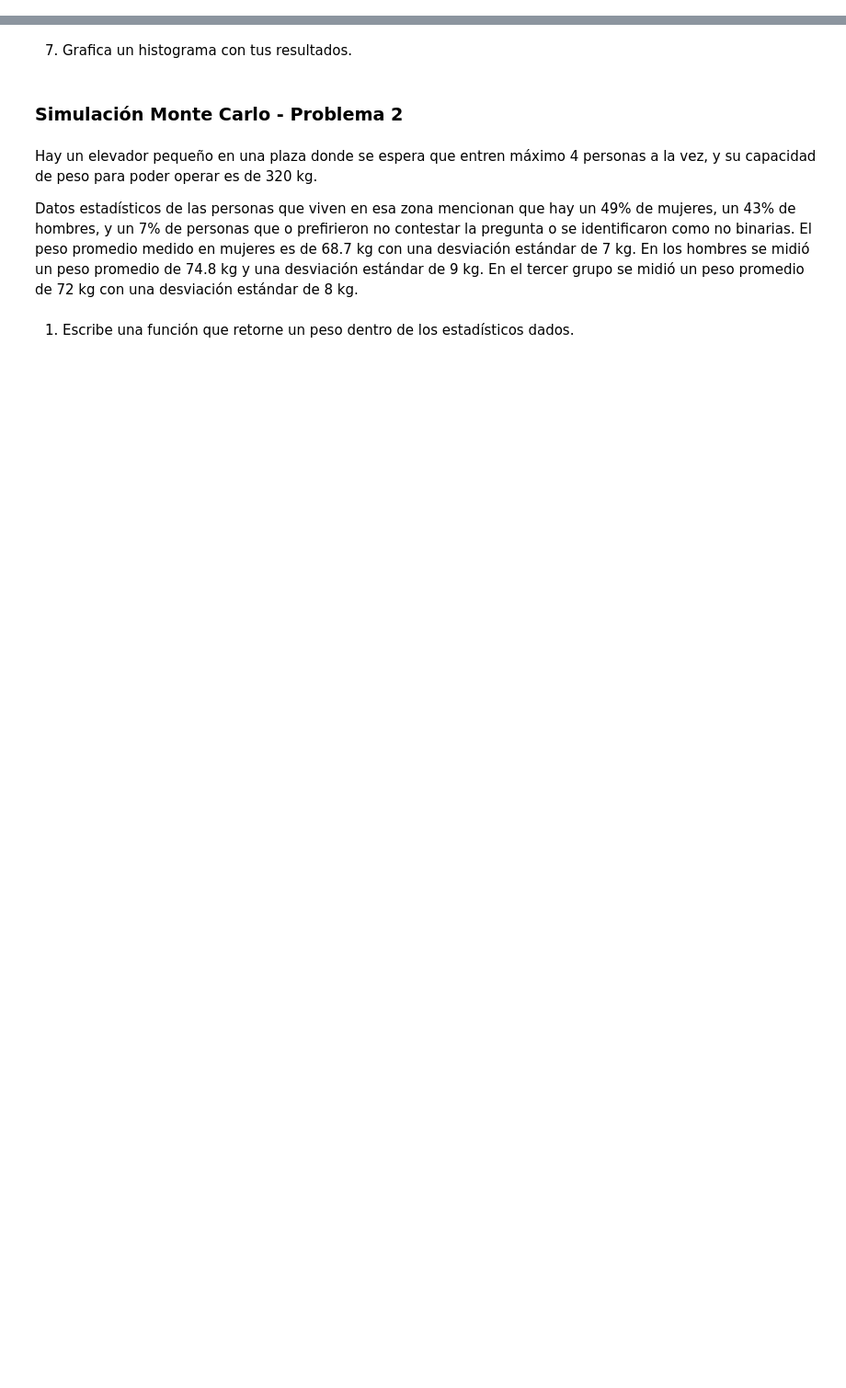
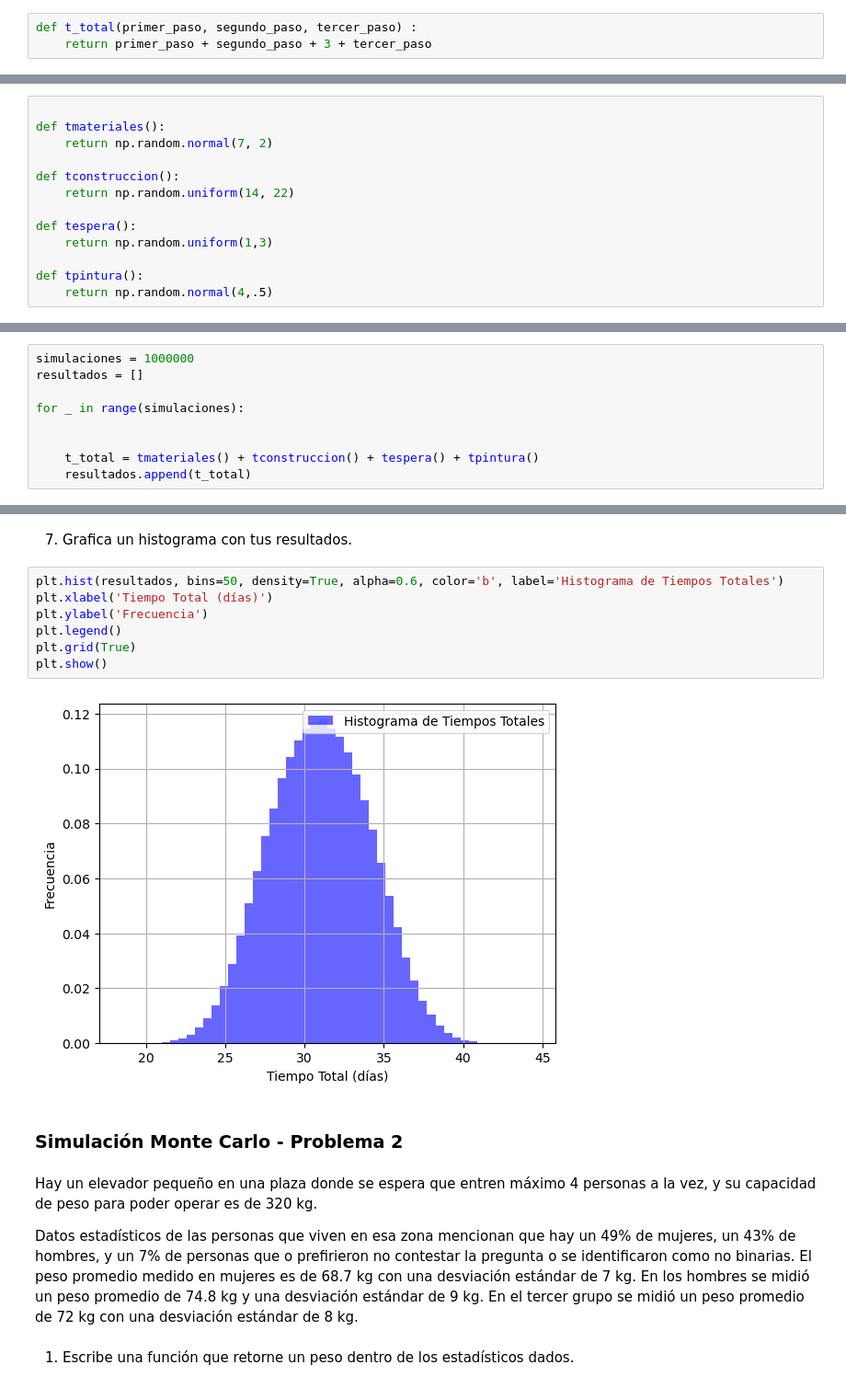
Before and after one commit to Armandobv1/SIMMAT_2023, a Jupyter notebook: Examen 2 -borreguiArmando.ipynb, the cells around one changed output, grey strips where cells are left out. Shown at 92% size. Drawn from its saved outputs; the diff is of its cells as text; blank space fills up the shorter version.

```diff
--- a/Examen 2 -borreguiArmando.ipynb
+++ b/Examen 2 -borreguiArmando.ipynb
@@ -35,3 +40,6 @@ Probabilidad Precio-Umbral - Empresas: (['Walmart' 'Netflix'])
 Un proyecto de construcción en una casa está por comenzar. Se hace la compra de los materiales y el proveedor dice que en promedio tardan una semana con 2 días de desviación estándar en llegar. Una vez llegados los materiales se tarda entre 2 y 3 semanas en construir (uniforme). Después de la construcción debes esperar 3 días antes de empezar a pintar, y te toma 4 días en promedio con medio día de desviación estándar hacerlo.
 # %% [markdown]
 1. Define una función que te regrese el tiempo total de inicio a fin de proyecto dados los tiempos que toma cada paso.
+# %%
+def t_total(primer_paso, segundo_paso, tercer_paso) :
+    return primer_paso + segundo_paso + 3 + tercer_paso
@@ -40,2 +57,15 @@ Un proyecto de construcción en una casa está por comenzar. Se hace la compra d
 # %% [markdown]
 3. Simula cada paso en el proceso un millón de veces.
+# %%
+
+def tmateriales():
+    return np.random.normal(7, 2)
+
+def tconstruccion():
+    return np.random.uniform(14, 22)
+
+def tespera():
+    return np.random.uniform(1,3)
+
+def tpintura():
+    return np.random.normal(4,.5)
@@ -42,4 +74,13 @@ Un proyecto de construcción en una casa está por comenzar. Se hace la compra d
 # %% [markdown]
 4. Agrupa las simulaciones de cada paso para tener la simulación del proceso completo.
+# %%
+simulaciones = 1000000
+resultados = []
+
+for _ in range(simulaciones):
+
+
+    t_total = tmateriales() + tconstruccion() + tespera() + tpintura()
+    resultados.append(t_total)
 # %% [markdown]
 5. ¿Cuál es el tiempo promedio para el inicio-fin del proyecto?
@@ -48,5 +104,14 @@ Un proyecto de construcción en una casa está por comenzar. Se hace la compra d
 # %% [markdown]
 7. Grafica un histograma con tus resultados.
+# %%
+plt.hist(resultados, bins=50, density=True, alpha=0.6, color='b', label='Histograma de Tiempos Totales')
+plt.xlabel('Tiempo Total (días)')
+plt.ylabel('Frecuencia')
+plt.legend()
+plt.grid(True)
+plt.show()
+# %% [output]
+[figure, added]
 # %% [markdown]
 ### Simulación Monte Carlo - Problema 2
 # %% [markdown]
```
Also changed, not shown: parts of 39 cells of this notebook.
